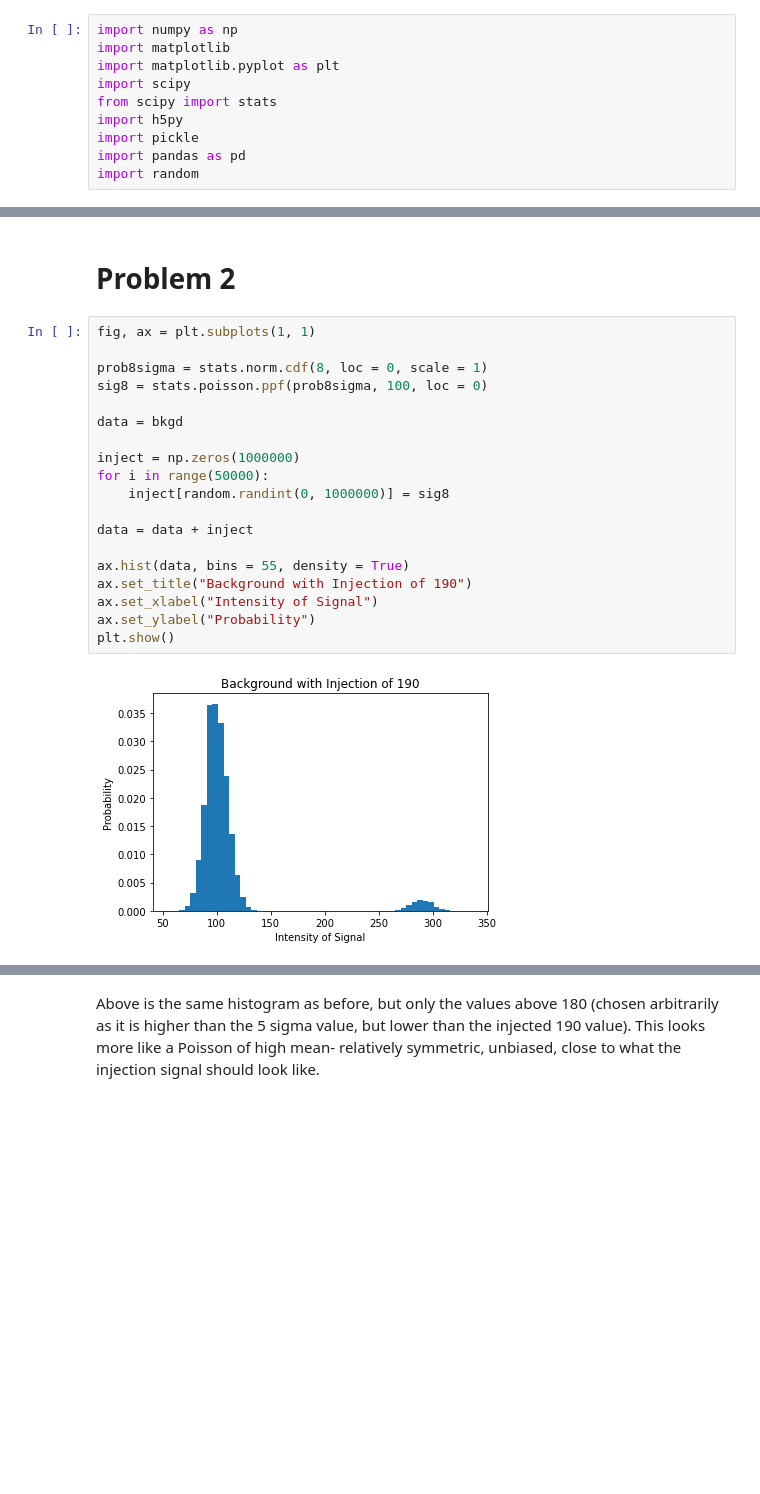
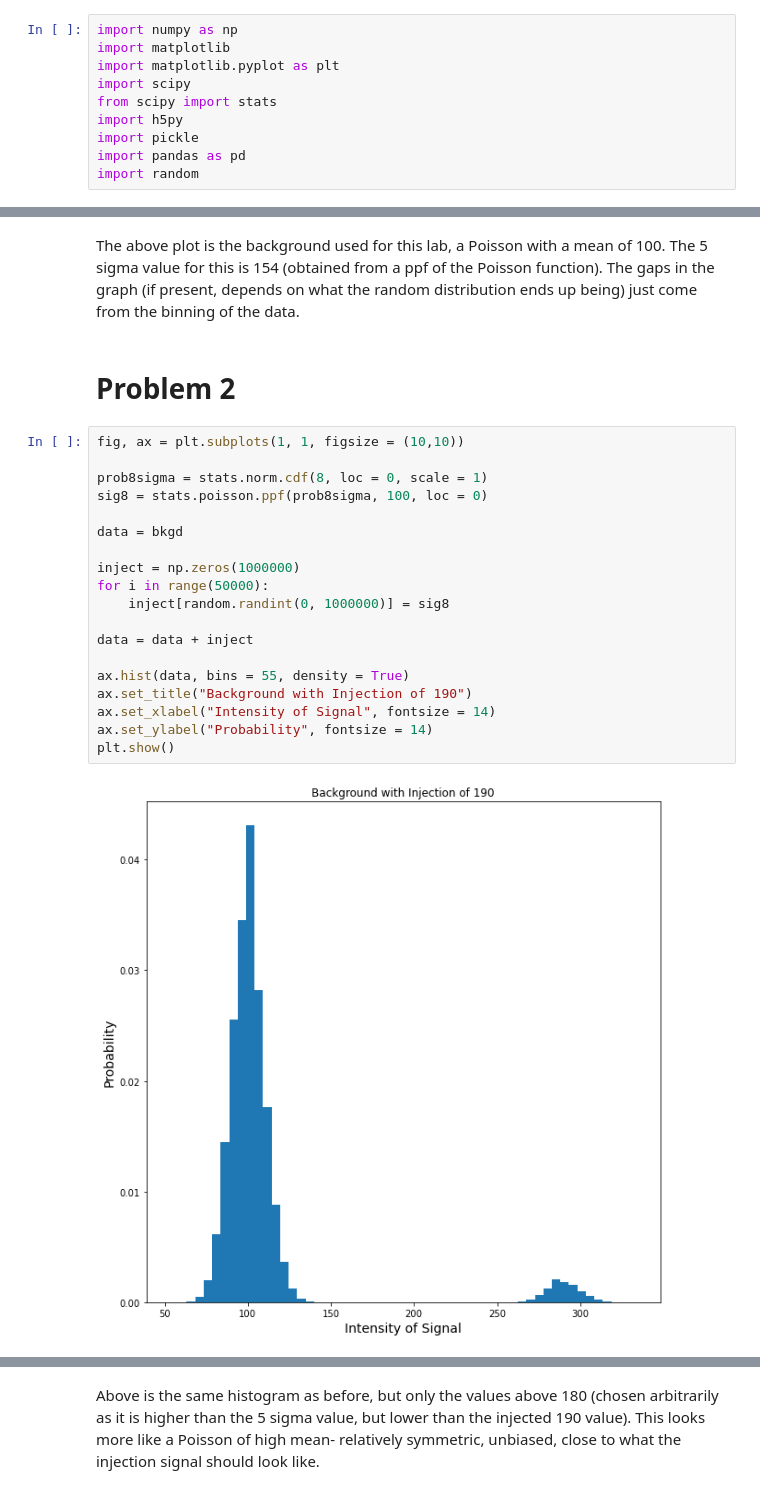
Before and after one commit to jarods00/PHYS434, a Jupyter notebook: Lab 6.ipynb, the cells around one changed output, grey strips where cells are left out. Saved outputs shown, nothing was run; the diff lists cells and outputs as text; blank space fills up the shorter version.

```diff
--- a/Lab 6.ipynb
+++ b/Lab 6.ipynb
@@ -31,24 +31,26 @@ print("5 sigma value is " + str(sig_val) + ".")
+# %% [markdown]
+The above plot is the background used for this lab, a Poisson with a mean of 100. The 5 sigma value for this is 154 (obtained from a ppf of the Poisson function). The gaps in the graph (if present, depends on what the random distribution ends up being) just come from the binning of the data.
 # %% [markdown]
 # Problem 2
 # %%
-fig, ax = plt.subplots(1, 1)
+fig, ax = plt.subplots(1, 1, figsize = (10,10))
 
 prob8sigma = stats.norm.cdf(8, loc = 0, scale = 1)
 sig8 = stats.poisson.ppf(prob8sigma, 100, loc = 0)
 
 data = bkgd
 
 inject = np.zeros(1000000)
 for i in range(50000):
     inject[random.randint(0, 1000000)] = sig8
 
 data = data + inject
 
 ax.hist(data, bins = 55, density = True)
 ax.set_title("Background with Injection of 190")
-ax.set_xlabel("Intensity of Signal")
-ax.set_ylabel("Probability")
+ax.set_xlabel("Intensity of Signal", fontsize = 14)
+ax.set_ylabel("Probability", fontsize = 14)
 plt.show()
 # %% [output]
-[figure, old version]
+[figure, new version]
 # %% [markdown]
```
Also changed, not shown: parts of 11 cells of this notebook.
